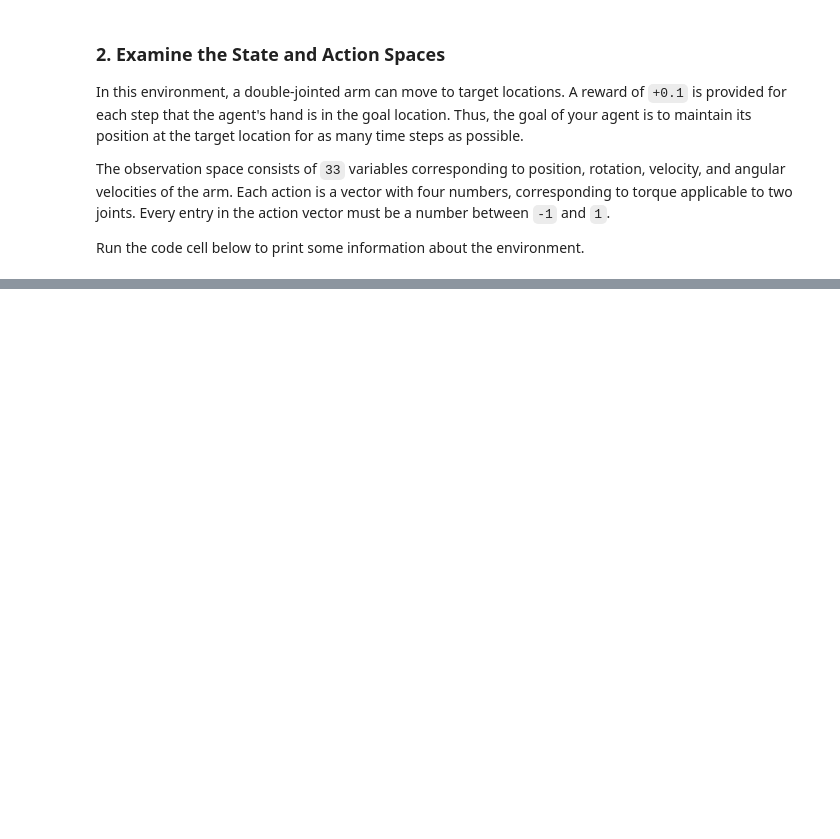
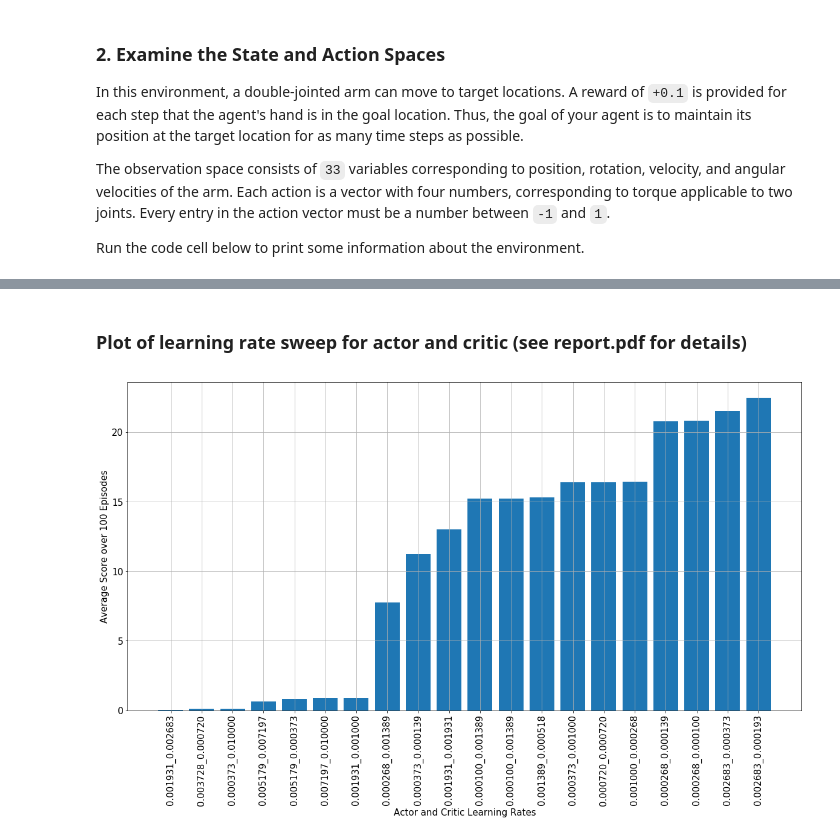
Before and after one commit to ashoeb81/DRLND-P2, a Jupyter notebook: Continuous_Control.ipynb, the cells around one changed output, grey strips where cells are left out. Cells and saved outputs as stored; diff of their text form; code cells hidden in the pictures; blank space fills up the shorter version.

```diff
--- a/Continuous_Control.ipynb
+++ b/Continuous_Control.ipynb
@@ -362,0 +374,20 @@ array([32])
+# %% [markdown]
+### Plot of learning rate sweep for actor and critic (see report.pdf for details)
+# %%
+sweep = json.load(open('hparam_sweeps/64_128_lr_sweep.json','r'))
+mean_results = []
+params = []
+for k,v in sweep.items():
+    if v['params'] not in params:
+        mean_results.append(np.mean(v['scores']))
+        params.append('_'.join((v['params'].split('_')[2:])))
+idx = np.argsort(mean_results)
+plt.figure(figsize=(20,10))
+plt.bar(range(len(idx)), np.array(mean_results)[idx])
+plt.xticks(range(len(idx)), [params[i] for i in idx], rotation=90., fontsize=15)
+plt.yticks(fontsize=15)
+plt.ylabel('Average Score over 100 Episodes', fontsize=15)
+plt.xlabel('Actor and Critic Learning Rates', fontsize=15)
+plt.grid()
+# %% [output]
+[figure, added]
```
Also changed, not shown: parts of 28 cells of this notebook, 49 other files.
